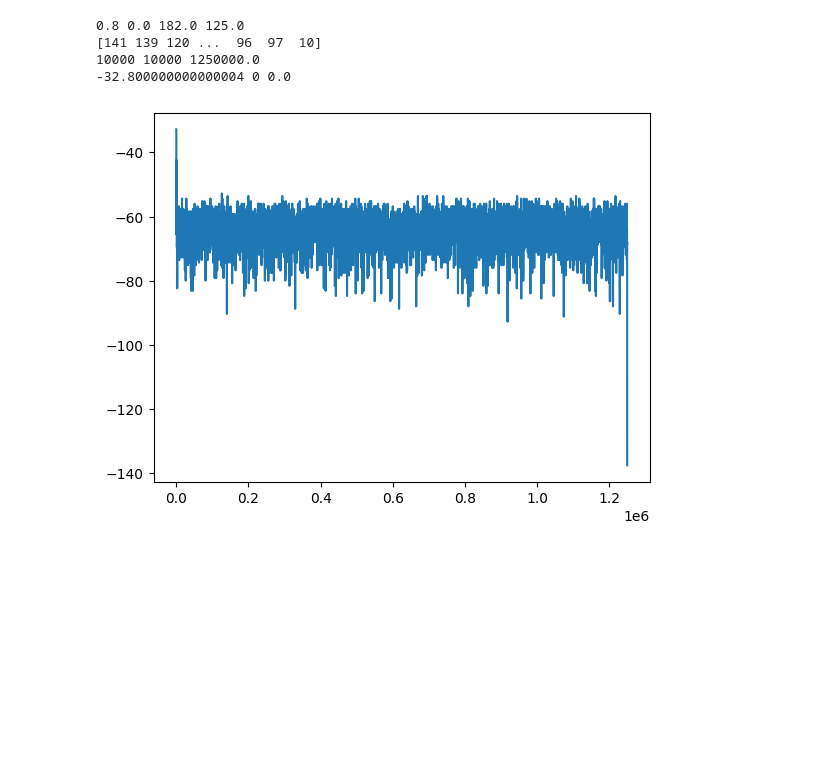
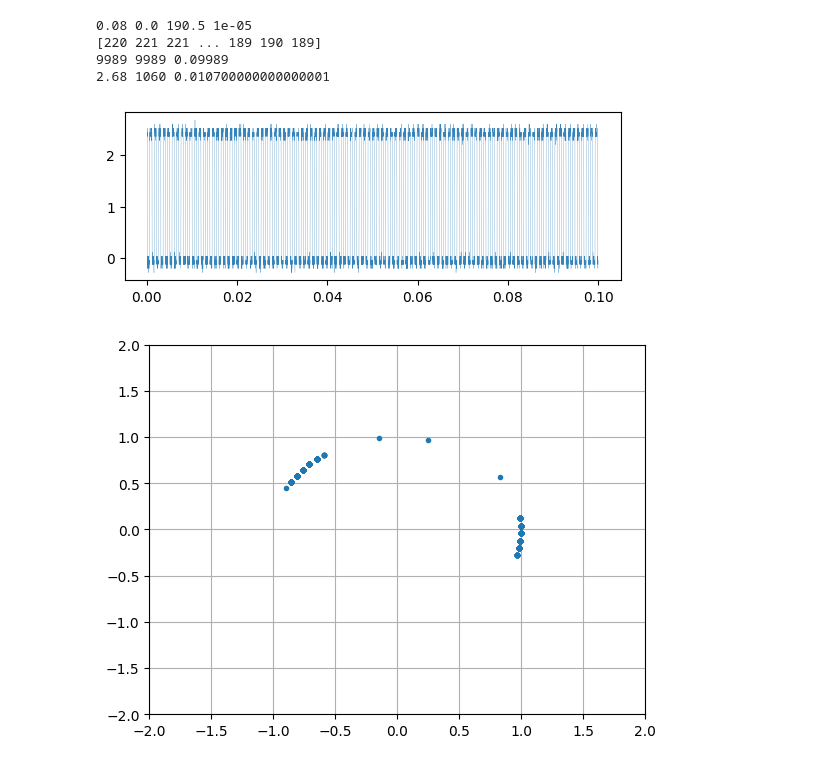
Before and after one commit to 106368030chentairong/SIV-POWER, a Jupyter notebook: test_lib/get_rawdata.ipynb, the cells around one changed output. Drawn from its saved outputs; the diff is of its cells as text; code cells hidden in the pictures; blank space fills up the shorter version.

```diff
--- a/test_lib/get_rawdata.ipynb
+++ b/test_lib/get_rawdata.ipynb
@@ -445,35 +446,65 @@ NameError: name 'data' is not defined
+# %%
+import time
+import pyvisa as visa
+import numpy as np
+from struct import unpack
+import pylab
+
+horizontal_scale = 400E-3
+
+rm = visa.ResourceManager()
+scope = rm.open_resource('USB0::0x0699::0x0405::C022392::INSTR')
+scope.timeout = 10000
 # %%
+
+scope.write('DATA:SOU CH1')
+scope.write('DATA:WIDTH 1')
+scope.write('DATA:ENC RPB')
+
 ymult = float(scope.query('WFMPRE:YMULT?'))
 yzero = float(scope.query('WFMPRE:YZERO?'))
 yoff = float(scope.query('WFMPRE:YOFF?'))
 xincr = float(scope.query('WFMPRE:XINCR?'))
 
 print(ymult, yzero, yoff, xincr)
 scope.write('CURVE?')
 data_ch1 = scope.read_raw()
 headerlen = 8
 header = data_ch1[:headerlen]
-ADC_wave_ch1 = data_ch1[headerlen:]
+ADC_wave_ch1 = data_ch1[headerlen:-1]
 #ADC_wave_ch1 = data_ch1
 
 ADC_wave_ch1 = np.array(unpack('%sB' % len(ADC_wave_ch1),ADC_wave_ch1))
 print(ADC_wave_ch1)
 Volts_ch1 = (ADC_wave_ch1 - yoff) * ymult  + yzero
 Time = np.arange(0, xincr * len(Volts_ch1), xincr)
-Volts_ch1 = Volts_ch1[5:]
-Time = Time[5:]
+Volts_ch1 = Volts_ch1[10:]
+Time = Time[10:]
 print(len(Time),len(Volts_ch1),xincr * len(Volts_ch1))
-pylab.plot(Time,Volts_ch1)
+pylab.subplot(2,1,2)
+pylab.plot(Time,Volts_ch1,linewidth = 0.2,alpha = 0.9)
+
 peakY = np.max(Volts_ch1)
 locY = np.argmax(Volts_ch1)
 frqY = Time[locY]
 print(peakY, locY,frqY)
 # %% [output]
-0.8 0.0 182.0 125.0
-[141 139 120 ...  96  97  10]
-10000 10000 1250000.0
--32.800000000000004 0 0.0
+0.08 0.0 190.5 1e-05
+[220 221 221 ... 189 190 189]
+9989 9989 0.09989
+2.68 1060 0.010700000000000001
-[figure, old version]
+[figure, new version]
+# %%
+import matplotlib.pyplot as plt
+x_symbols = np.cos(Volts_ch1) + 1j*np.sin(Volts_ch1) # this produces our QPSK complex symbols
+
+plt.plot(np.real(x_symbols), np.imag(x_symbols), '.')
+plt.xlim(-2, 2)
+plt.ylim(-2, 2)
+plt.grid(True)
+plt.show()
+# %% [output]
+[figure, added]
 # %%
 pylab.figure(figsize=(18, 8), dpi=1200)
 pylab.title('Oscilloscope Math FFT', y=-0.01)
```
Also changed, not shown: parts of 3 cells of this notebook, 6 other files.
